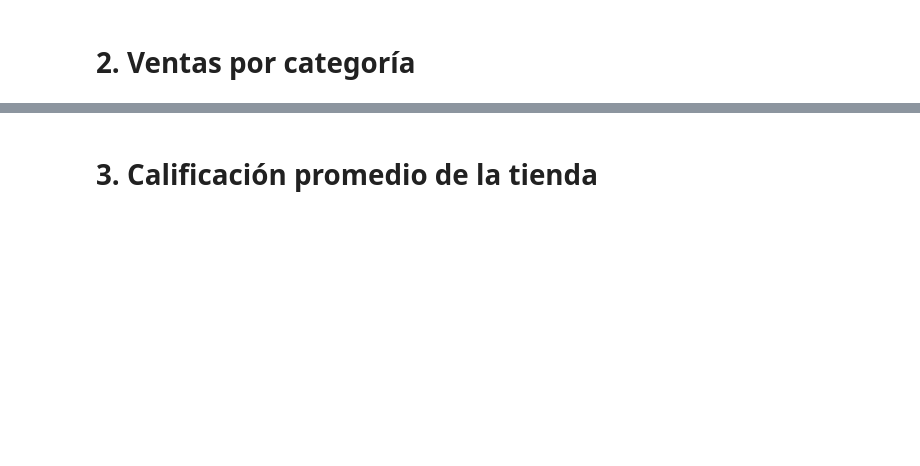
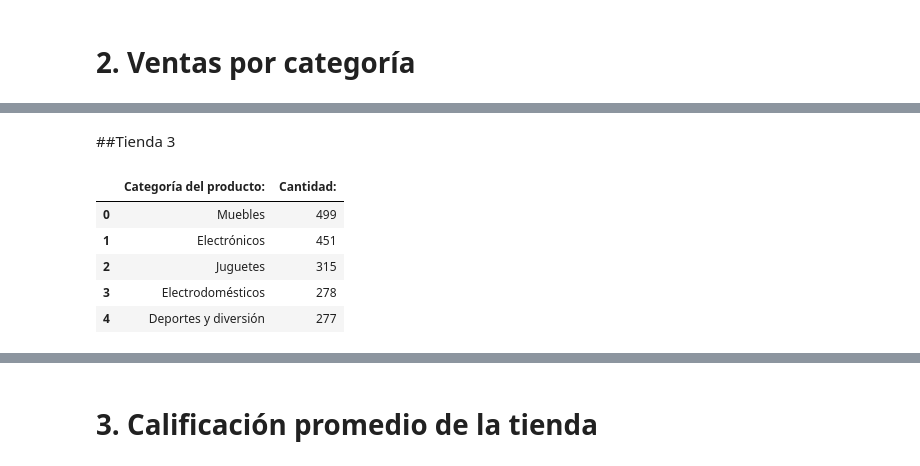
Before and after one commit to YeceniaQuijada25/Alura-store, a Jupyter notebook: AluraStoreLatam.ipynb, the cells around one changed output, grey strips where cells are left out. Cells and saved outputs as stored; diff of their text form; code cells hidden in the pictures; blank space fills up the shorter version.

```diff
--- a/AluraStoreLatam.ipynb
+++ b/AluraStoreLatam.ipynb
@@ -27,0 +91,18 @@ tienda.head()
+# %% [markdown]
+##Tienda 3
+# %%
+resultados3=[]
+categoria_producto= tienda3.groupby('Categoría del Producto').size().sort_values(ascending=False)
+for categoria,cantidad in categoria_producto.items():
+    resultados3.append({'Categoría del producto: ': categoria,'Cantidad:':cantidad})
+
+df_resultados3=pd.DataFrame(resultados3)
+df_resultados3.to_csv('Ventas por categoría de la tienda 3', index=False,sep=';')
+df_resultados3.head()
+# %% [output]
+|  | Categoría del producto: | Cantidad: |
+| 0 | Muebles | 499 |
+| 1 | Electrónicos | 451 |
+| 2 | Juguetes | 315 |
+| 3 | Electrodomésticos | 278 |
+| 4 | Deportes y diversión | 277 |
```
Also changed, not shown: parts of 28 cells of this notebook.
